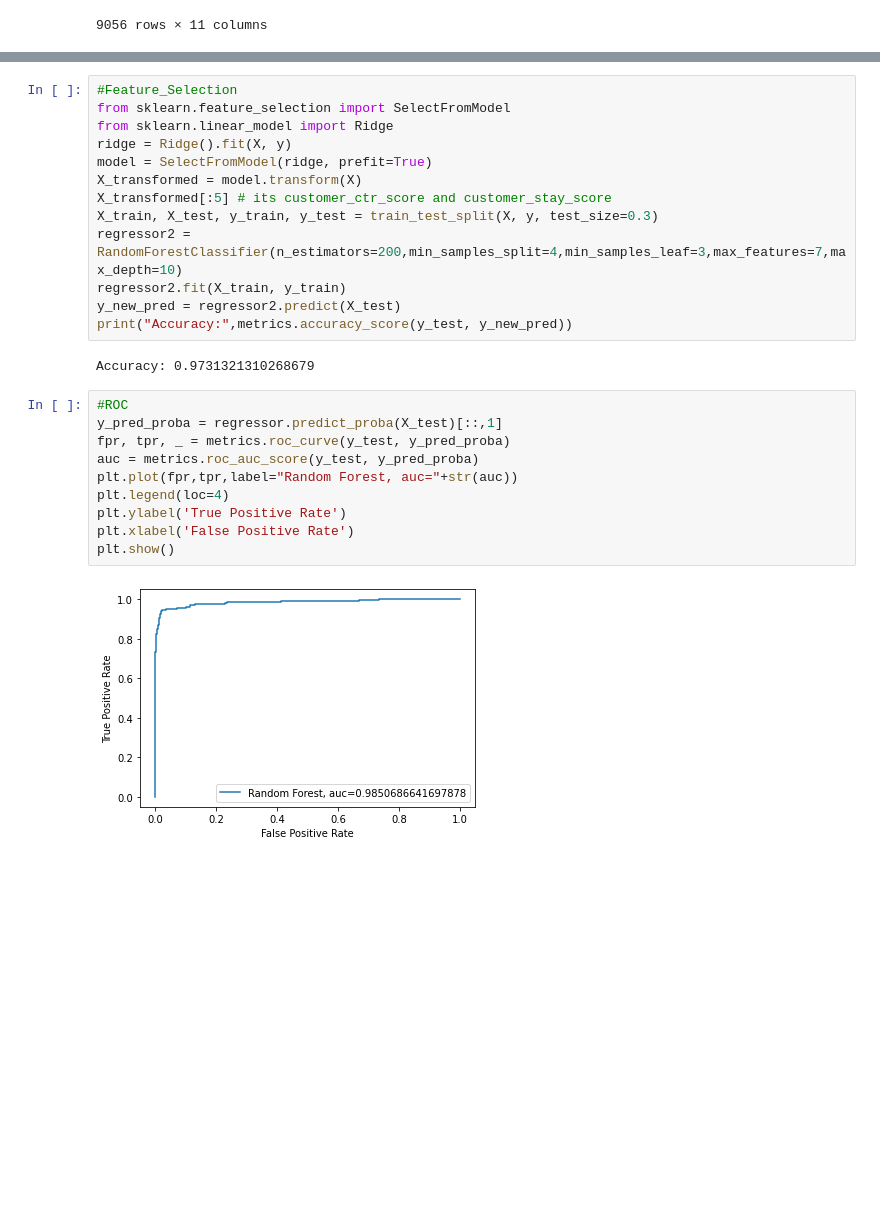
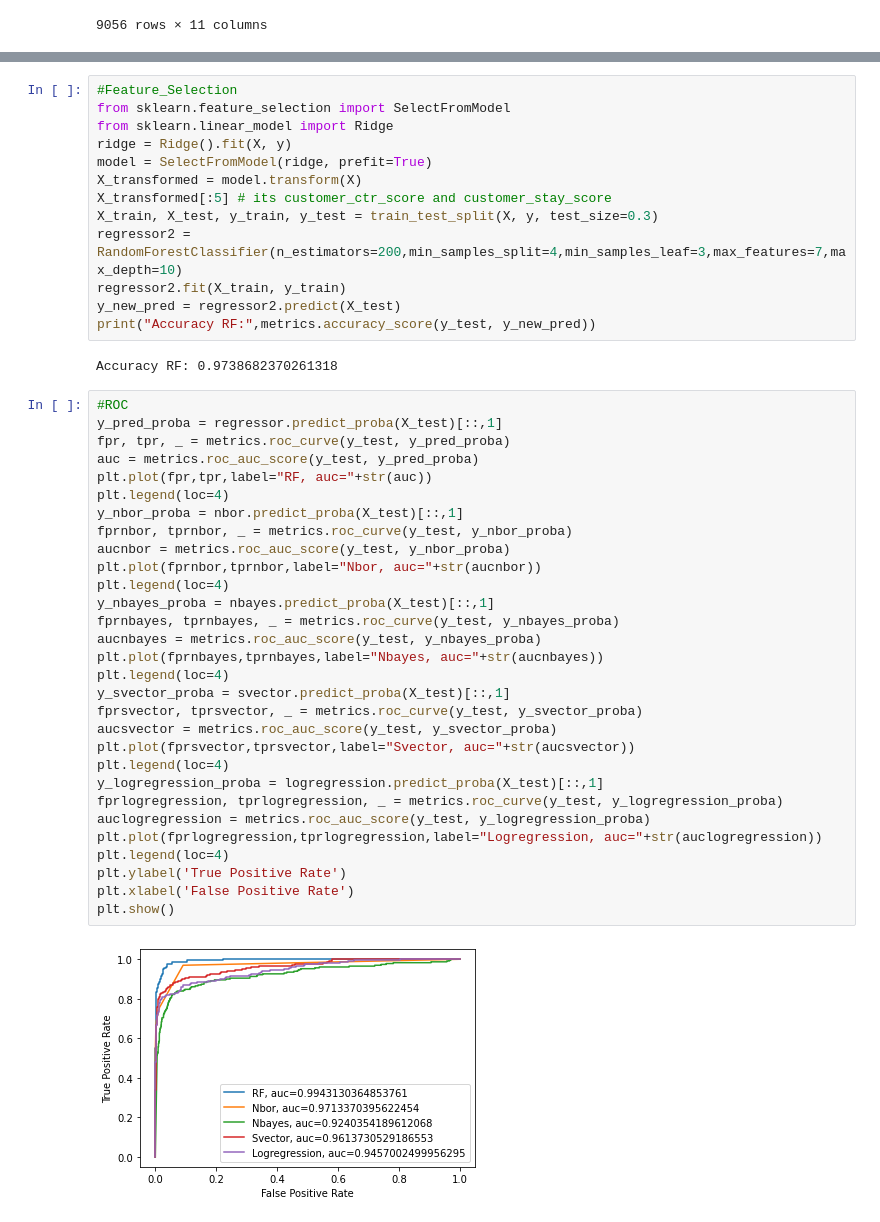
Before and after one commit to rnd4u-org/2021-knu-classif, a Jupyter notebook: untitled.ipynb, the cells around one changed output, grey strips where cells are left out. Drawn from its saved outputs; the diff is of its cells as text; blank space fills up the shorter version.

```diff
--- a/untitled.ipynb
+++ b/untitled.ipynb
@@ -332,21 +359,41 @@ X_train, X_test, y_train, y_test = train_test_split(X, y, test_size=0.3)
 regressor2 = RandomForestClassifier(n_estimators=200,min_samples_split=4,min_samples_leaf=3,max_features=7,max_depth=10)
 regressor2.fit(X_train, y_train)
 y_new_pred = regressor2.predict(X_test)
-print("Accuracy:",metrics.accuracy_score(y_test, y_new_pred))
+print("Accuracy RF:",metrics.accuracy_score(y_test, y_new_pred))
 # %% [output]
-Accuracy: 0.9731321310268679
+Accuracy RF: 0.9738682370261318
 # %%
 #ROC
 y_pred_proba = regressor.predict_proba(X_test)[::,1]
 fpr, tpr, _ = metrics.roc_curve(y_test, y_pred_proba)
 auc = metrics.roc_auc_score(y_test, y_pred_proba)
-plt.plot(fpr,tpr,label="Random Forest, auc="+str(auc))
+plt.plot(fpr,tpr,label="RF, auc="+str(auc))
+plt.legend(loc=4)
+y_nbor_proba = nbor.predict_proba(X_test)[::,1]
+fprnbor, tprnbor, _ = metrics.roc_curve(y_test, y_nbor_proba)
+aucnbor = metrics.roc_auc_score(y_test, y_nbor_proba)
+plt.plot(fprnbor,tprnbor,label="Nbor, auc="+str(aucnbor))
+plt.legend(loc=4)
+y_nbayes_proba = nbayes.predict_proba(X_test)[::,1]
+fprnbayes, tprnbayes, _ = metrics.roc_curve(y_test, y_nbayes_proba)
+auсnbayes = metrics.roc_auc_score(y_test, y_nbayes_proba)
+plt.plot(fprnbayes,tprnbayes,label="Nbayes, auc="+str(auсnbayes))
+plt.legend(loc=4)
+y_svector_proba = svector.predict_proba(X_test)[::,1]
+fprsvector, tprsvector, _ = metrics.roc_curve(y_test, y_svector_proba)
+aucsvector = metrics.roc_auc_score(y_test, y_svector_proba)
+plt.plot(fprsvector,tprsvector,label="Svector, auc="+str(aucsvector))
+plt.legend(loc=4)
+y_logregression_proba = logregression.predict_proba(X_test)[::,1]
+fprlogregression, tprlogregression, _ = metrics.roc_curve(y_test, y_logregression_proba)
+auclogregression = metrics.roc_auc_score(y_test, y_logregression_proba)
+plt.plot(fprlogregression,tprlogregression,label="Logregression, auc="+str(auclogregression))
 plt.legend(loc=4)
 plt.ylabel('True Positive Rate')
 plt.xlabel('False Positive Rate')
 plt.show()
 # %% [output]
-[figure, old version]
+[figure, new version]
 # %%
 #Best params
 from sklearn.model_selection import RandomizedSearchCV
```
Also changed, not shown: parts of 6 cells of this notebook.
